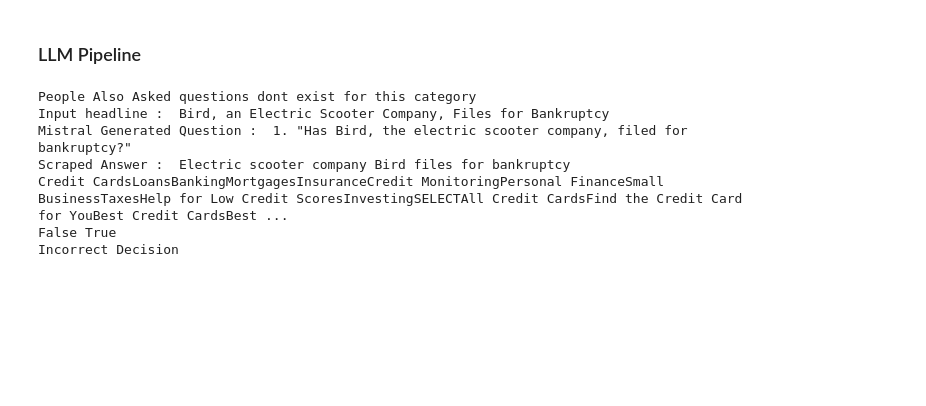
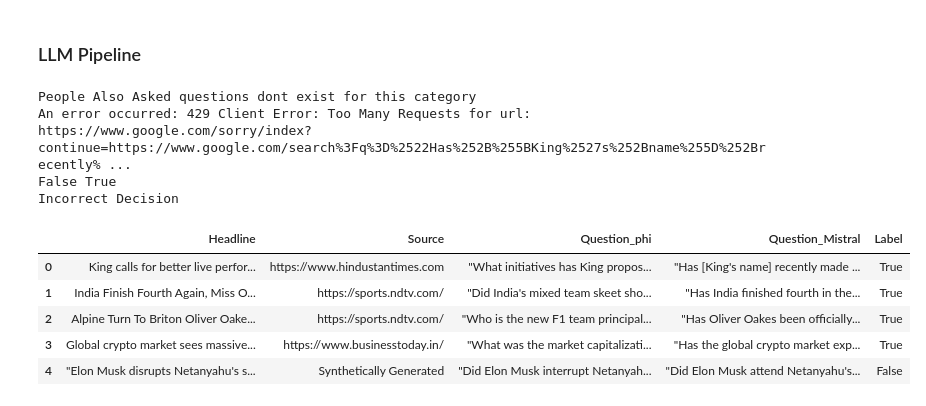
Before and after one commit to Arjun-254/NewsIntegrityAnlyzer, a Jupyter notebook: artifacts/Pipeline_LLM(Mistral).ipynb, the cells around one changed output. Cells and saved outputs as stored; diff of their text form; code cells hidden in the pictures; blank space fills up the shorter version.

```diff
--- a/artifacts/Pipeline_LLM(Mistral).ipynb
+++ b/artifacts/Pipeline_LLM(Mistral).ipynb
@@ -184,5 +197,5 @@ def FactCC_Mistral(input_headline ,Mistral_generated_question):
 # %%
-model_decision = FactCC_Mistral(df['Headline'][0],df['Question_Mistral'][0])
+model_decision, scraped_content = FactCC_Mistral(df['Headline'][0],df['Question_Mistral'][0])
 actual_decision = df['Label'][0]
 print(model_decision,actual_decision)
 if (model_decision) == (actual_decision):
@@ -191,11 +204,15 @@ else:
     print('Incorrect Decision')
 # %% [output]
 People Also Asked questions dont exist for this category
-Input headline :  Bird, an Electric Scooter Company, Files for Bankruptcy
-Mistral Generated Question :  1. "Has Bird, the electric scooter company, filed for bankruptcy?"
-Scraped Answer :  Electric scooter company Bird files for bankruptcy
-Credit CardsLoansBankingMortgagesInsuranceCredit MonitoringPersonal FinanceSmall BusinessTaxesHelp for Low Credit ScoresInvestingSELECTAll Credit CardsFind the Credit Card for YouBest Credit CardsBest ...
+An error occurred: 429 Client Error: Too Many Requests for url: https://www.google.com/sorry/index?continue=https://www.google.com/search%3Fq%3D%2522Has%252B%255BKing%2527s%252Bname%255D%252Brecently% ...
 False True
 Incorrect Decision
 # %%
-df = df[:10] #For testing
+df.head() #For testing
+# %% [output]
+|  | Headline | Source | Question_phi | Question_Mistral | Label |
+| 0 | King calls for better live perfor... | https://www.hindustantimes.com | "What initiatives has King propos... | "Has [King's name] recently made ... | True |
+| 1 | India Finish Fourth Again, Miss O... | https://sports.ndtv.com/ | "Did India's mixed team skeet sho... | "Has India finished fourth in the... | True |
+| 2 | Alpine Turn To Briton Oliver Oake... | https://sports.ndtv.com/ | "Who is the new F1 team principal... | "Has Oliver Oakes been officially... | True |
+| 3 | Global crypto market sees massive... | https://www.businesstoday.in/ | "What was the market capitalizati... | "Has the global crypto market exp... | True |
+| 4 | "Elon Musk disrupts Netanyahu's s... | Synthetically Generated | "Did Elon Musk interrupt Netanyah... | "Did Elon Musk attend Netanyahu's... | False |
```
Also changed, not shown: parts of 6 cells of this notebook.
